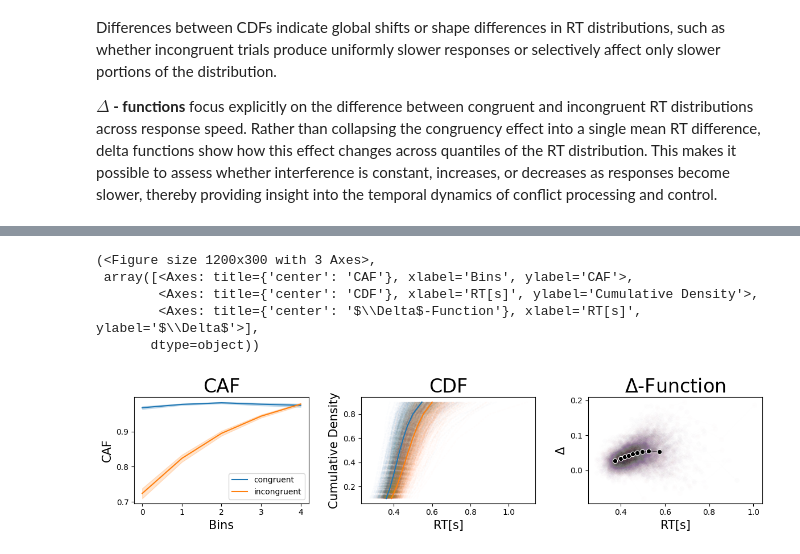
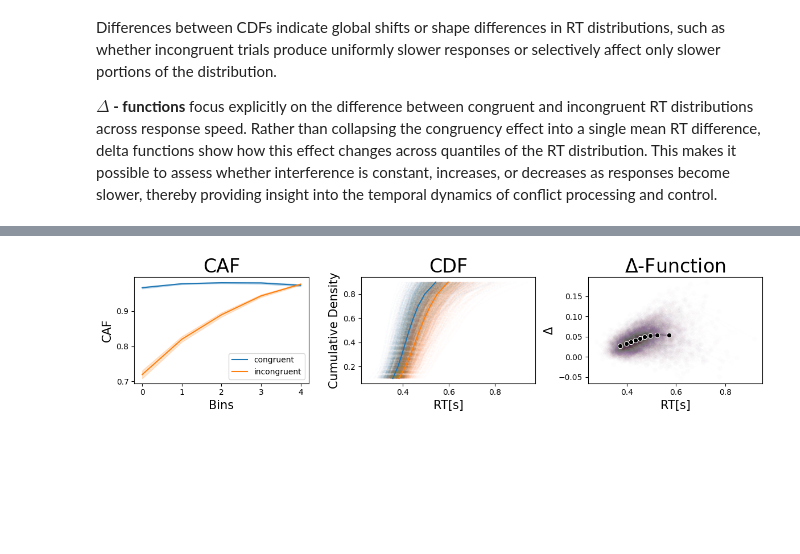
Before and after one commit to simschaefer/amortized-dmc, a Jupyter notebook: notebooks/dmc_introduction.ipynb, the cells around one changed output, grey strips where cells are left out. Saved outputs shown, nothing was run; the diff lists cells and outputs as text; code cells hidden in the pictures; blank space fills up the shorter version.

```diff
--- a/notebooks/dmc_introduction.ipynb
+++ b/notebooks/dmc_introduction.ipynb
@@ -190,9 +188,4 @@ KeyError: 'incongruent'
 # %%
-dmc_helpers.plot_stats(caf, cdf, delta, id_name='id', alpha=0.01)
+fig, axes = dmc_helpers.plot_stats(caf, cdf, delta, id_name='id', alpha=0.01)
 # %% [output]
-(<Figure size 1200x300 with 3 Axes>,
- array([<Axes: title={'center': 'CAF'}, xlabel='Bins', ylabel='CAF'>,
-        <Axes: title={'center': 'CDF'}, xlabel='RT[s]', ylabel='Cumulative Density'>,
-        <Axes: title={'center': '$\\Delta$-Function'}, xlabel='RT[s]', ylabel='$\\Delta$'>],
-       dtype=object))
-[figure, old version]
+[figure, new version]
```
Also changed, not shown: parts of 5 cells of this notebook, 2 other files.
